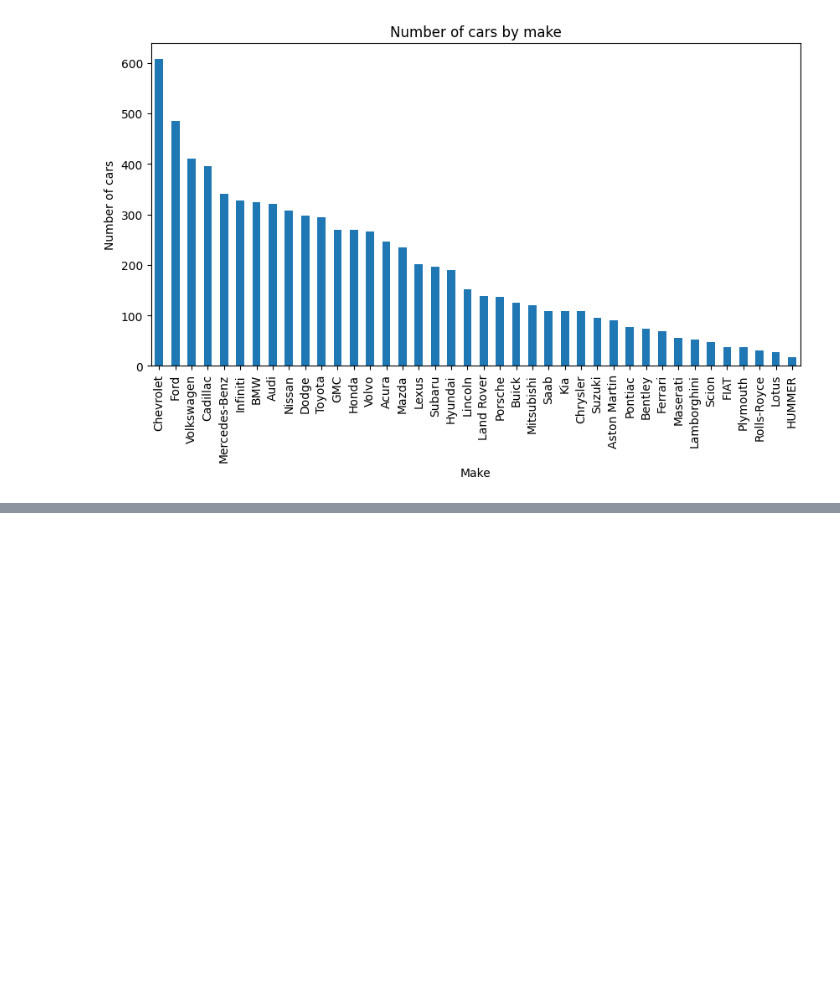
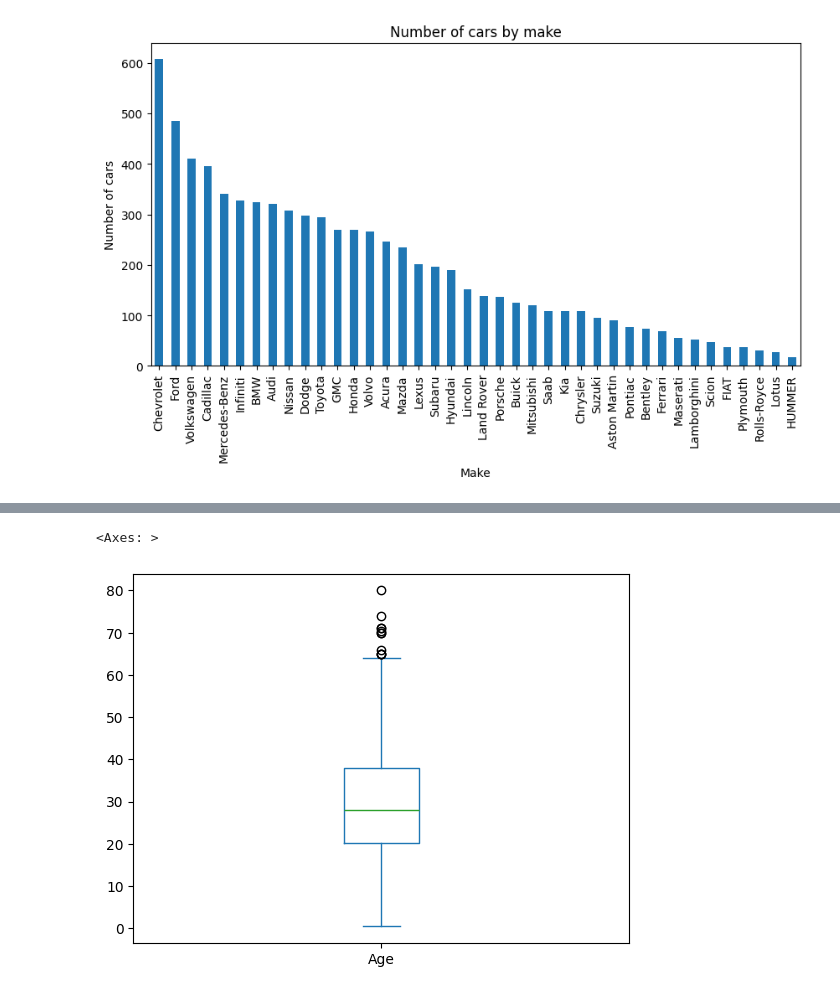
Before and after one commit to beniamine3155/Exploratory_Data_Analysis, a Jupyter notebook: eda.ipynb, the cells around one changed output, grey strips where cells are left out. Cells and saved outputs as stored; diff of their text form; code cells hidden in the pictures; blank space fills up the shorter version.

```diff
--- a/eda.ipynb
+++ b/eda.ipynb
@@ -240,0 +307,5 @@ Text(0.5, 0, 'Make')
+# %%
+df2['Age'].plot(kind='box')
+# %% [output]
+<Axes: >
+[figure, added]
```
Also changed, not shown: parts of 37 cells of this notebook, 2 other files.
